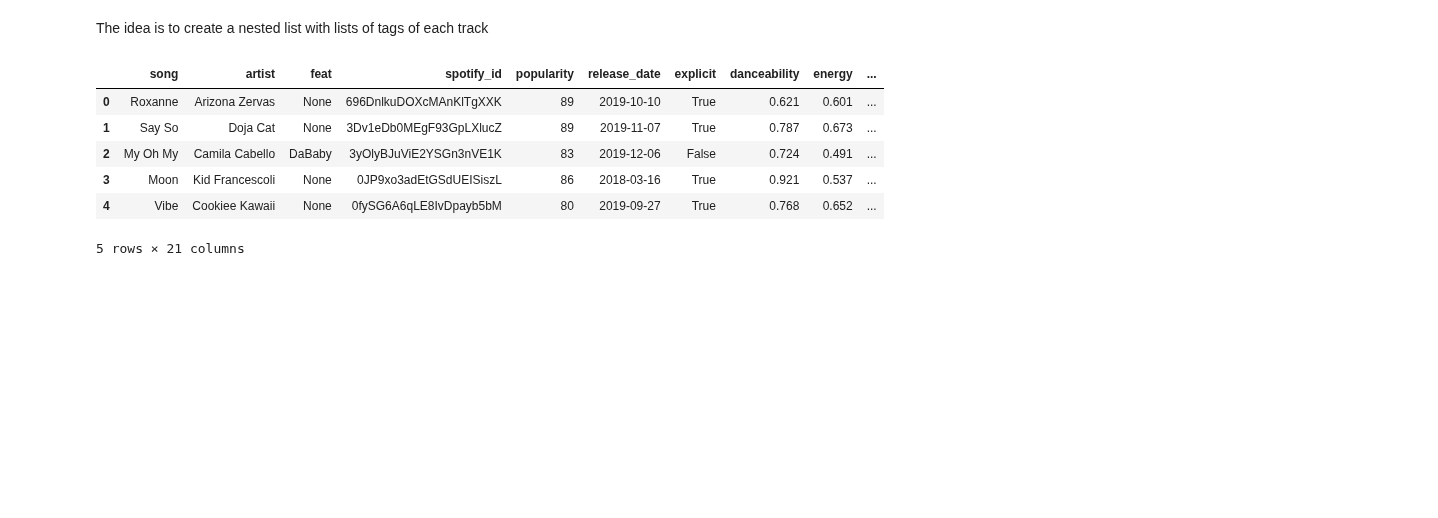
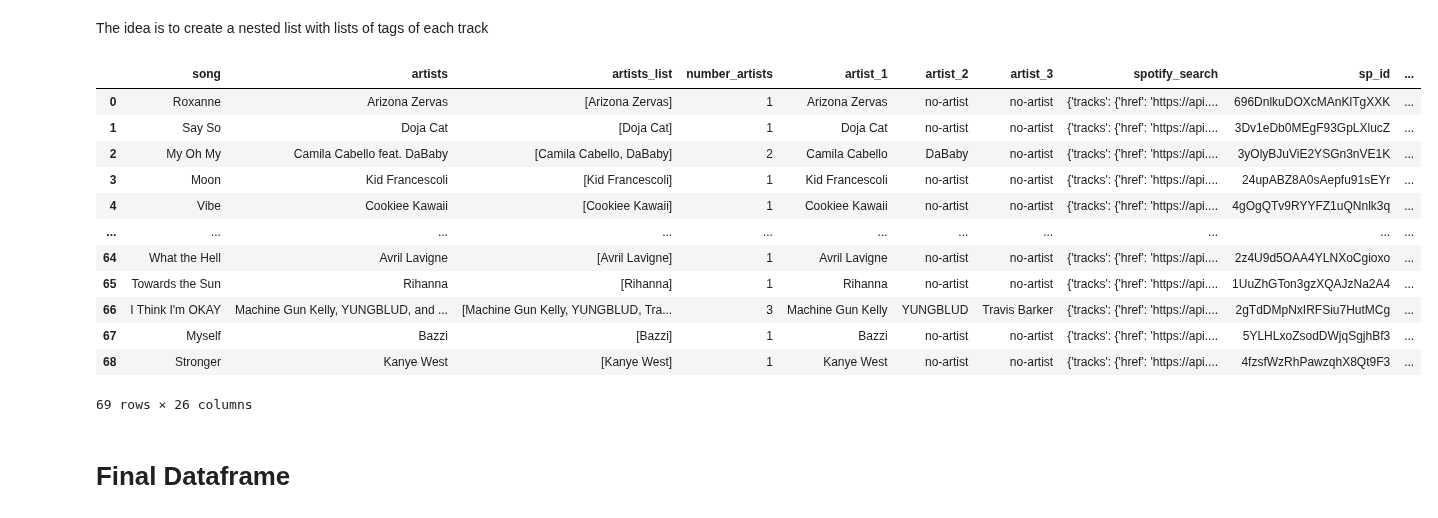
Before and after one commit to gabrielanakasato/ironhack-daft, a Jupyter notebook: proj/w04-05-project-03-04/proj03-tiktok-viral-songs-spotify-lastfm.ipynb, the cells around one changed output. Drawn from its saved outputs; the diff is of its cells as text; code cells hidden in the pictures; blank space fills up the shorter version.

```diff
--- a/proj/w04-05-project-03-04/proj03-tiktok-viral-songs-spotify-lastfm.ipynb
+++ b/proj/w04-05-project-03-04/proj03-tiktok-viral-songs-spotify-lastfm.ipynb
@@ -538,12 +440,12 @@ lastfm_track_info = []
 
 # Connect to the API and collect data
 
-for index in tqdm(range(popsugar_df.shape[0])):
+for index in tqdm(range(df_base.shape[0])):
 
     # Connect to the API
     response = lastfm_get({'method': 'track.getInfo',
-                           'track': popsugar_df.iloc[index, 0],
-                           'artist': popsugar_df.iloc[index, 1],
+                           'track': df_base.iloc[index, 0],
+                           'artist': df_base.iloc[index, 4],
                            'autocorrect[0|1]': '1'})
 
     # Convert the data into a more amicable format
@@ -657,14 +539,22 @@ for track_tag in lastfm_tags:
         #print(f'\n{tracks_tags}\n')
 
 # Add a column in the 'popsugar_df' with the tags found in Last.fm API
-popsugar_df['lastfm_tags'] = tracks_tags
+df_base['lastfm_tags'] = tracks_tags
-# %%
-popsugar_df.head()
-# %% [output]
-|  | song | artist | feat | spotify_id | popularity | release_date | explicit | danceability | energy | ... |
-| 0 | Roxanne | Arizona Zervas | None | 696DnlkuDOXcMAnKlTgXXK | 89 | 2019-10-10 | True | 0.621 | 0.601 | ... |
-| 1 | Say So | Doja Cat | None | 3Dv1eDb0MEgF93GpLXlucZ | 89 | 2019-11-07 | True | 0.787 | 0.673 | ... |
-| 2 | My Oh My | Camila Cabello | DaBaby | 3yOlyBJuViE2YSGn3nVE1K | 83 | 2019-12-06 | False | 0.724 | 0.491 | ... |
-| 3 | Moon | Kid Francescoli | None | 0JP9xo3adEtGSdUEISiszL | 86 | 2018-03-16 | True | 0.921 | 0.537 | ... |
-| 4 | Vibe | Cookiee Kawaii | None | 0fySG6A6qLE8IvDpayb5bM | 80 | 2019-09-27 | True | 0.768 | 0.652 | ... |
-5 rows × 21 columns
+# %%
+df_base
+# %% [output]
+|  | song | artists | artists_list | number_artists | artist_1 | artist_2 | artist_3 | spotify_search | sp_id | ... |
+| 0 | Roxanne | Arizona Zervas | [Arizona Zervas] | 1 | Arizona Zervas | no-artist | no-artist | {'tracks': {'href': 'https://api.... | 696DnlkuDOXcMAnKlTgXXK | ... |
+| 1 | Say So | Doja Cat | [Doja Cat] | 1 | Doja Cat | no-artist | no-artist | {'tracks': {'href': 'https://api.... | 3Dv1eDb0MEgF93GpLXlucZ | ... |
+| 2 | My Oh My | Camila Cabello feat. DaBaby | [Camila Cabello, DaBaby] | 2 | Camila Cabello | DaBaby | no-artist | {'tracks': {'href': 'https://api.... | 3yOlyBJuViE2YSGn3nVE1K | ... |
+| 3 | Moon | Kid Francescoli | [Kid Francescoli] | 1 | Kid Francescoli | no-artist | no-artist | {'tracks': {'href': 'https://api.... | 24upABZ8A0sAepfu91sEYr | ... |
+| 4 | Vibe | Cookiee Kawaii | [Cookiee Kawaii] | 1 | Cookiee Kawaii | no-artist | no-artist | {'tracks': {'href': 'https://api.... | 4gOgQTv9RYYFZ1uQNnlk3q | ... |
+| ... | ... | ... | ... | ... | ... | ... | ... | ... | ... | ... |
+| 64 | What the Hell | Avril Lavigne | [Avril Lavigne] | 1 | Avril Lavigne | no-artist | no-artist | {'tracks': {'href': 'https://api.... | 2z4U9d5OAA4YLNXoCgioxo | ... |
+| 65 | Towards the Sun | Rihanna | [Rihanna] | 1 | Rihanna | no-artist | no-artist | {'tracks': {'href': 'https://api.... | 1UuZhGTon3gzXQAJzNa2A4 | ... |
+| 66 | I Think I'm OKAY | Machine Gun Kelly, YUNGBLUD, and ... | [Machine Gun Kelly, YUNGBLUD, Tra... | 3 | Machine Gun Kelly | YUNGBLUD | Travis Barker | {'tracks': {'href': 'https://api.... | 2gTdDMpNxIRFSiu7HutMCg | ... |
+| 67 | Myself | Bazzi | [Bazzi] | 1 | Bazzi | no-artist | no-artist | {'tracks': {'href': 'https://api.... | 5YLHLxoZsodDWjqSgjhBf3 | ... |
+| 68 | Stronger | Kanye West | [Kanye West] | 1 | Kanye West | no-artist | no-artist | {'tracks': {'href': 'https://api.... | 4fzsfWzRhPawzqhX8Qt9F3 | ... |
+69 rows × 26 columns
+# %% [markdown]
+# Final Dataframe
```
Also changed, not shown: parts of 79 cells of this notebook.
